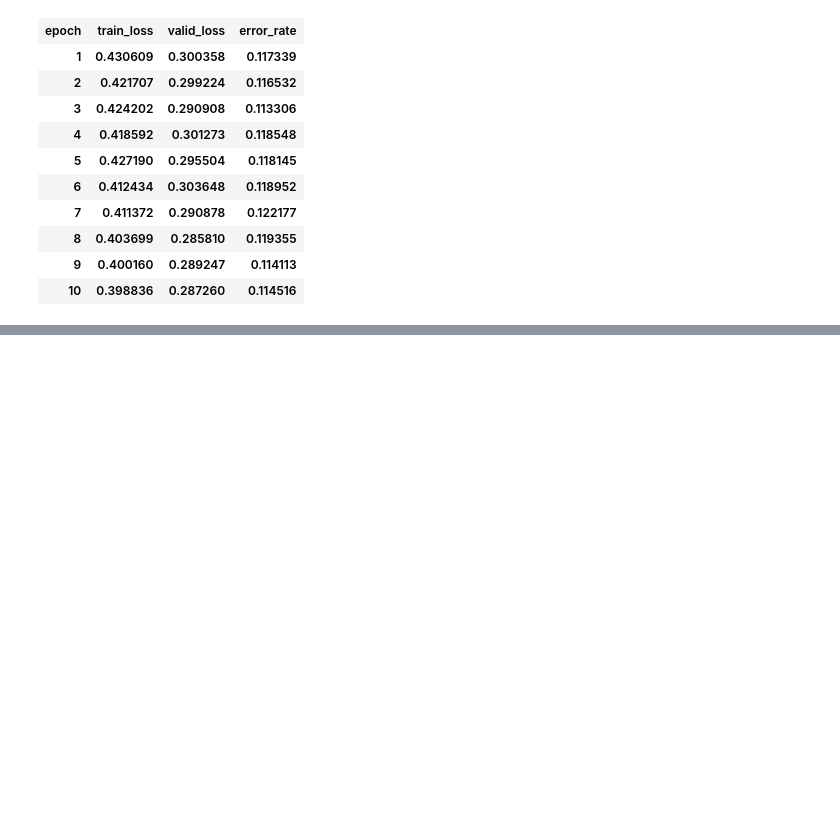
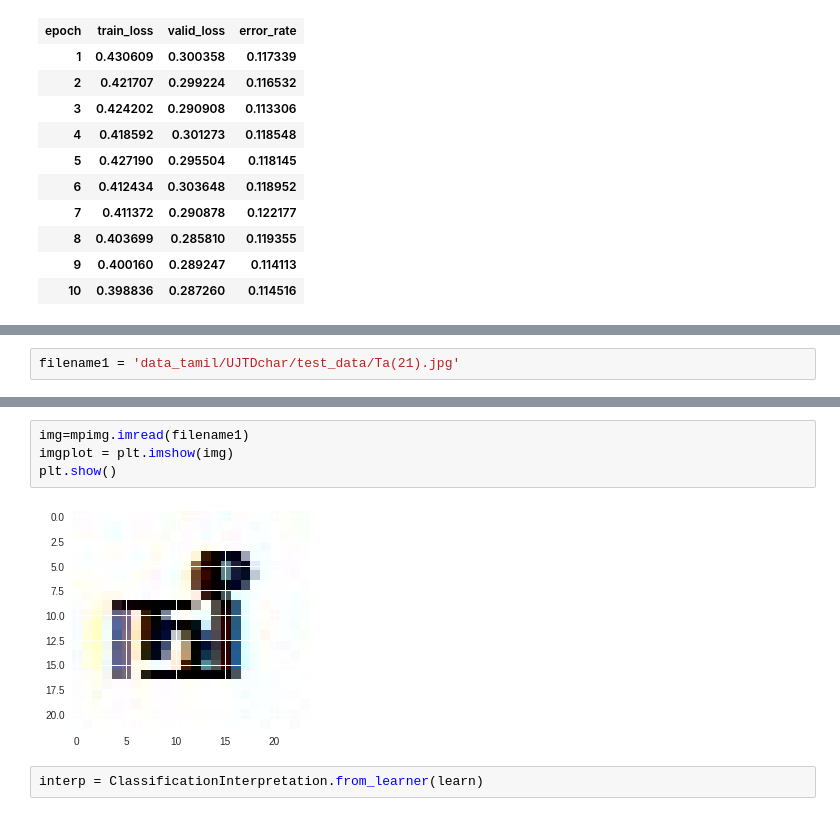
Before and after one commit to shyampagadi/fastai, a Jupyter notebook: TamilChar.ipynb, the cells around one changed output, grey strips where cells are left out. Saved outputs shown, nothing was run; the diff lists cells and outputs as text; blank space fills up the shorter version.

```diff
--- a/TamilChar.ipynb
+++ b/TamilChar.ipynb
@@ -438,0 +467,2 @@ FileNotFoundError: ignored
+# %%
+filename1 = 'data_tamil/UJTDchar/test_data/Ta(21).jpg'
@@ -438,0 +476,8 @@ FileNotFoundError: ignored
+# %%
+img=mpimg.imread(filename1)
+imgplot = plt.imshow(img)
+plt.show()
+# %% [output]
+[figure, added]
+# %%
+interp = ClassificationInterpretation.from_learner(learn)
```
Also changed, not shown: parts of 8 cells of this notebook.
